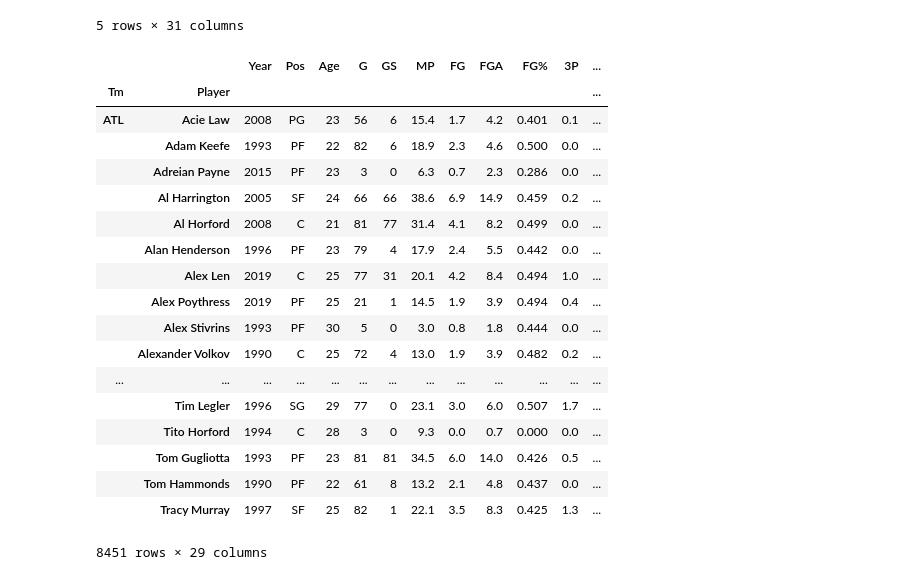
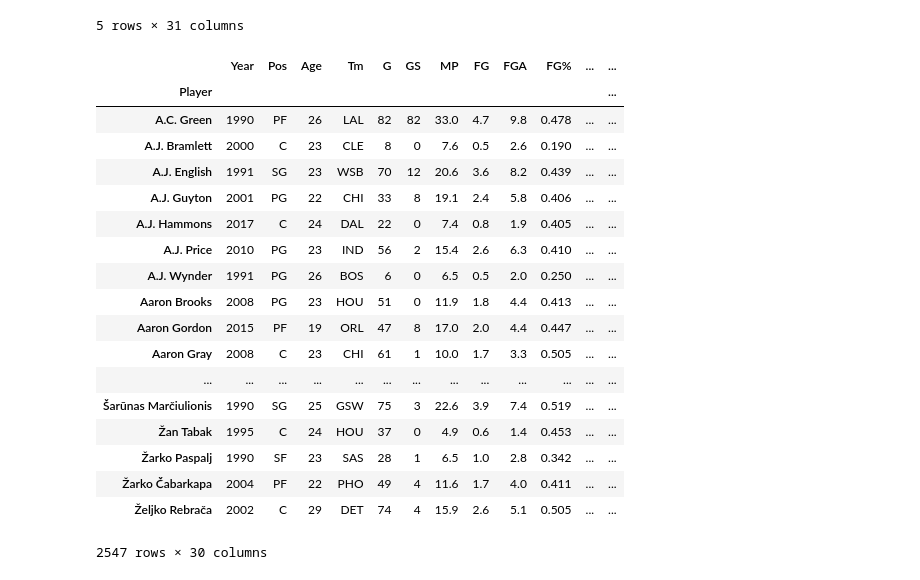
Before and after one commit to andrewfrilot/NBA_Scout, a Jupyter notebook: iPython_Notebooks/Data Scraping_Cleaning(Ovais).ipynb, the cells around one changed output. Drawn from its saved outputs; the diff is of its cells as text; code cells hidden in the pictures.

```diff
--- a/iPython_Notebooks/Data Scraping_Cleaning(Ovais).ipynb
+++ b/iPython_Notebooks/Data Scraping_Cleaning(Ovais).ipynb
@@ -644,28 +644,28 @@ NBA_df.to_csv("NBA_clean.csv")
 # %%
 #Group data by player
 
-NBA_grouped = NBA_df.groupby(["Tm", "Player"])
+NBA_grouped = NBA_df.groupby(["Player"])
 NBA_grouped.first()
 # %% [output]
-|  |  | Year | Pos | Age | G | GS | MP | FG | FGA | FG% | 3P | ... |
-| Tm | Player |  |  |  |  |  |  |  |  |  |  | ... |
-| ATL | Acie Law | 2008 | PG | 23 | 56 | 6 | 15.4 | 1.7 | 4.2 | 0.401 | 0.1 | ... |
-|  | Adam Keefe | 1993 | PF | 22 | 82 | 6 | 18.9 | 2.3 | 4.6 | 0.500 | 0.0 | ... |
-|  | Adreian Payne | 2015 | PF | 23 | 3 | 0 | 6.3 | 0.7 | 2.3 | 0.286 | 0.0 | ... |
-|  | Al Harrington | 2005 | SF | 24 | 66 | 66 | 38.6 | 6.9 | 14.9 | 0.459 | 0.2 | ... |
-|  | Al Horford | 2008 | C | 21 | 81 | 77 | 31.4 | 4.1 | 8.2 | 0.499 | 0.0 | ... |
-|  | Alan Henderson | 1996 | PF | 23 | 79 | 4 | 17.9 | 2.4 | 5.5 | 0.442 | 0.0 | ... |
-|  | Alex Len | 2019 | C | 25 | 77 | 31 | 20.1 | 4.2 | 8.4 | 0.494 | 1.0 | ... |
-|  | Alex Poythress | 2019 | PF | 25 | 21 | 1 | 14.5 | 1.9 | 3.9 | 0.494 | 0.4 | ... |
-|  | Alex Stivrins | 1993 | PF | 30 | 5 | 0 | 3.0 | 0.8 | 1.8 | 0.444 | 0.0 | ... |
-|  | Alexander Volkov | 1990 | C | 25 | 72 | 4 | 13.0 | 1.9 | 3.9 | 0.482 | 0.2 | ... |
+|  | Year | Pos | Age | Tm | G | GS | MP | FG | FGA | FG% | ... | ... |
+| Player |  |  |  |  |  |  |  |  |  |  |  | ... |
+| A.C. Green | 1990 | PF | 26 | LAL | 82 | 82 | 33.0 | 4.7 | 9.8 | 0.478 | ... | ... |
+| A.J. Bramlett | 2000 | C | 23 | CLE | 8 | 0 | 7.6 | 0.5 | 2.6 | 0.190 | ... | ... |
+| A.J. English | 1991 | SG | 23 | WSB | 70 | 12 | 20.6 | 3.6 | 8.2 | 0.439 | ... | ... |
+| A.J. Guyton | 2001 | PG | 22 | CHI | 33 | 8 | 19.1 | 2.4 | 5.8 | 0.406 | ... | ... |
+| A.J. Hammons | 2017 | C | 24 | DAL | 22 | 0 | 7.4 | 0.8 | 1.9 | 0.405 | ... | ... |
+| A.J. Price | 2010 | PG | 23 | IND | 56 | 2 | 15.4 | 2.6 | 6.3 | 0.410 | ... | ... |
+| A.J. Wynder | 1991 | PG | 26 | BOS | 6 | 0 | 6.5 | 0.5 | 2.0 | 0.250 | ... | ... |
+| Aaron Brooks | 2008 | PG | 23 | HOU | 51 | 0 | 11.9 | 1.8 | 4.4 | 0.413 | ... | ... |
+| Aaron Gordon | 2015 | PF | 19 | ORL | 47 | 8 | 17.0 | 2.0 | 4.4 | 0.447 | ... | ... |
+| Aaron Gray | 2008 | C | 23 | CHI | 61 | 1 | 10.0 | 1.7 | 3.3 | 0.505 | ... | ... |
 | ... | ... | ... | ... | ... | ... | ... | ... | ... | ... | ... | ... | ... |
-|  | Tim Legler | 1996 | SG | 29 | 77 | 0 | 23.1 | 3.0 | 6.0 | 0.507 | 1.7 | ... |
-|  | Tito Horford | 1994 | C | 28 | 3 | 0 | 9.3 | 0.0 | 0.7 | 0.000 | 0.0 | ... |
-|  | Tom Gugliotta | 1993 | PF | 23 | 81 | 81 | 34.5 | 6.0 | 14.0 | 0.426 | 0.5 | ... |
-|  | Tom Hammonds | 1990 | PF | 22 | 61 | 8 | 13.2 | 2.1 | 4.8 | 0.437 | 0.0 | ... |
-|  | Tracy Murray | 1997 | SF | 25 | 82 | 1 | 22.1 | 3.5 | 8.3 | 0.425 | 1.3 | ... |
+| Šarūnas Marčiulionis | 1990 | SG | 25 | GSW | 75 | 3 | 22.6 | 3.9 | 7.4 | 0.519 | ... | ... |
+| Žan Tabak | 1995 | C | 24 | HOU | 37 | 0 | 4.9 | 0.6 | 1.4 | 0.453 | ... | ... |
+| Žarko Paspalj | 1990 | SF | 23 | SAS | 28 | 1 | 6.5 | 1.0 | 2.8 | 0.342 | ... | ... |
+| Žarko Čabarkapa | 2004 | PF | 22 | PHO | 49 | 4 | 11.6 | 1.7 | 4.0 | 0.411 | ... | ... |
+| Željko Rebrača | 2002 | C | 29 | DET | 74 | 4 | 15.9 | 2.6 | 5.1 | 0.505 | ... | ... |
-8451 rows × 29 columns
+2547 rows × 30 columns
 # %%
 #Add PER to nba_stats_cols
 nba_stats_cols = list(nba_stats_cols)
```
Also changed, not shown: parts of 4 cells of this notebook, 4 other files.
